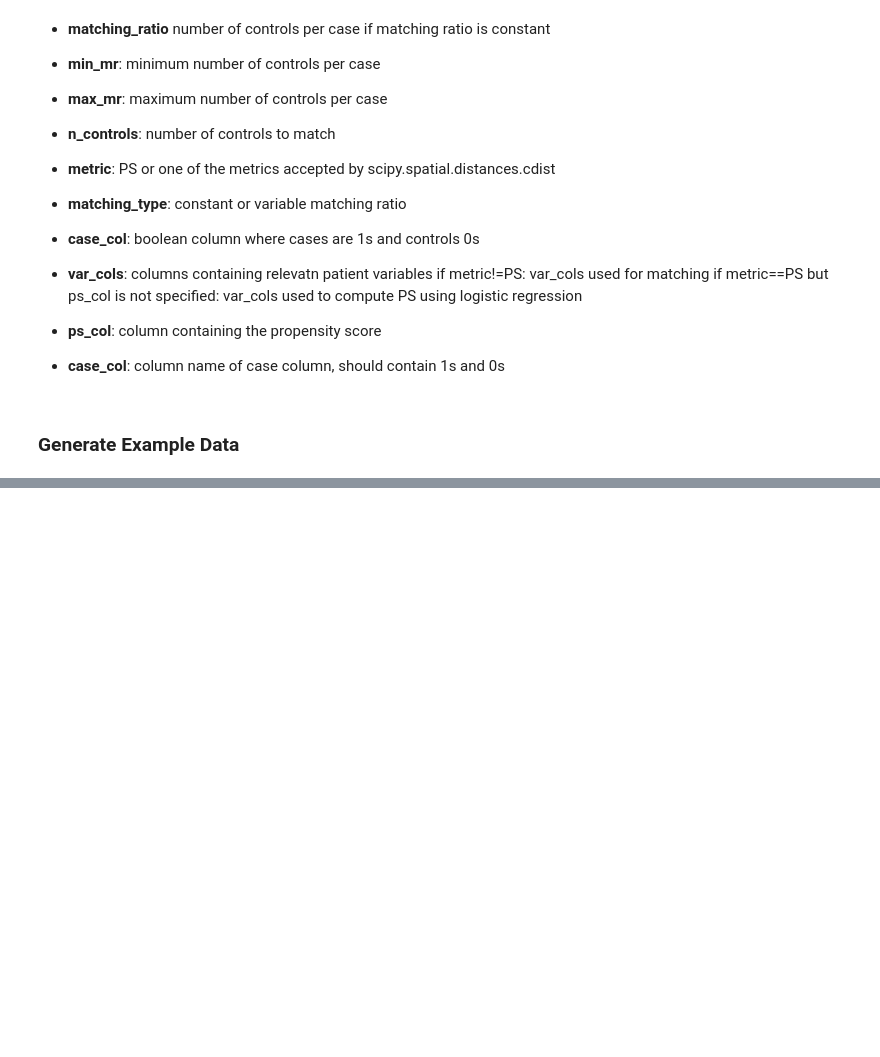
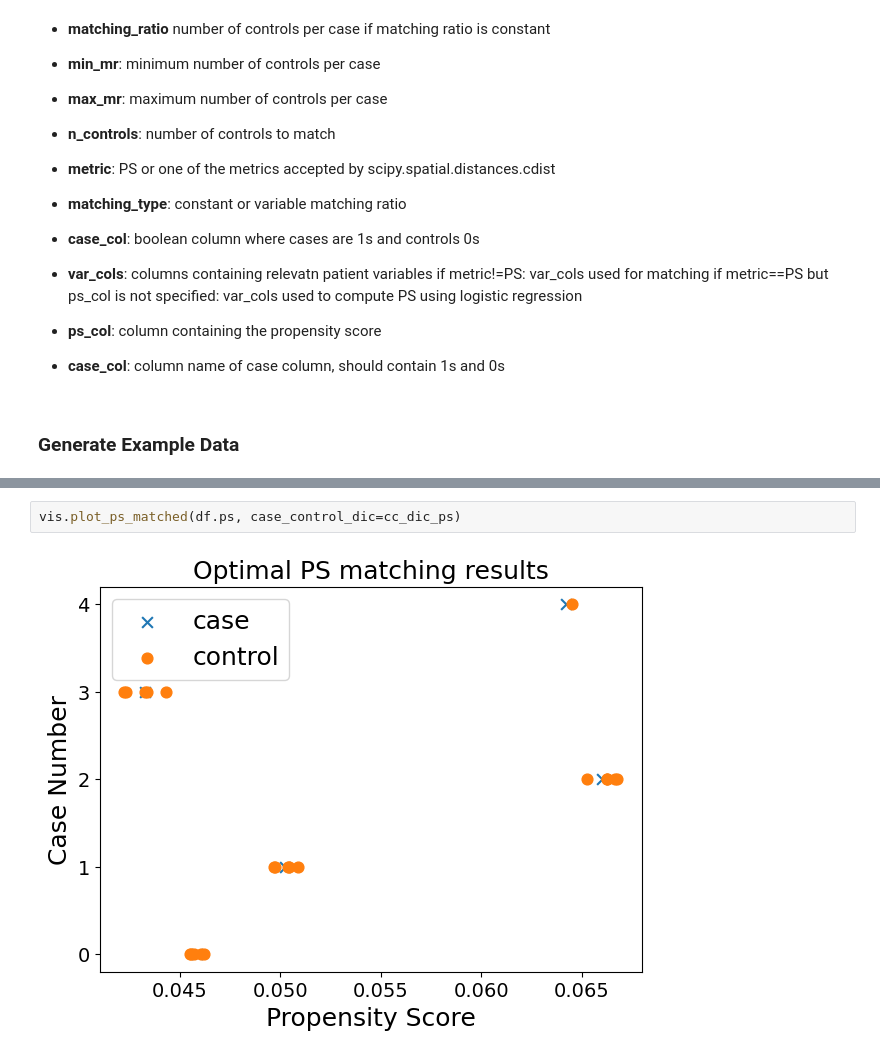
Before and after one commit to kirilklein/opmatch, a Jupyter notebook: README.ipynb, the cells around one changed output, grey strips where cells are left out. Drawn from its saved outputs; the diff is of its cells as text; blank space fills up the shorter version.

```diff
--- a/README.ipynb
+++ b/README.ipynb
@@ -139,0 +104,4 @@ fig, ax = plt.subplots()
+# %%
+vis.plot_ps_matched(df.ps, case_control_dic=cc_dic_ps)
+# %% [output]
+[figure, added]
```
Also changed, not shown: parts of 9 cells of this notebook, 2 other files.
